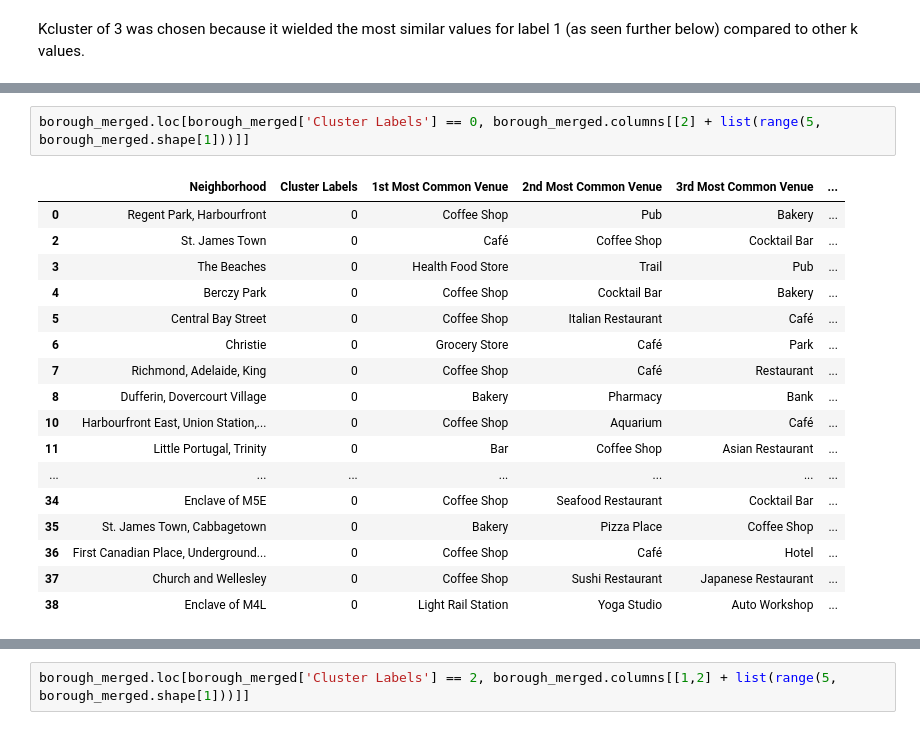
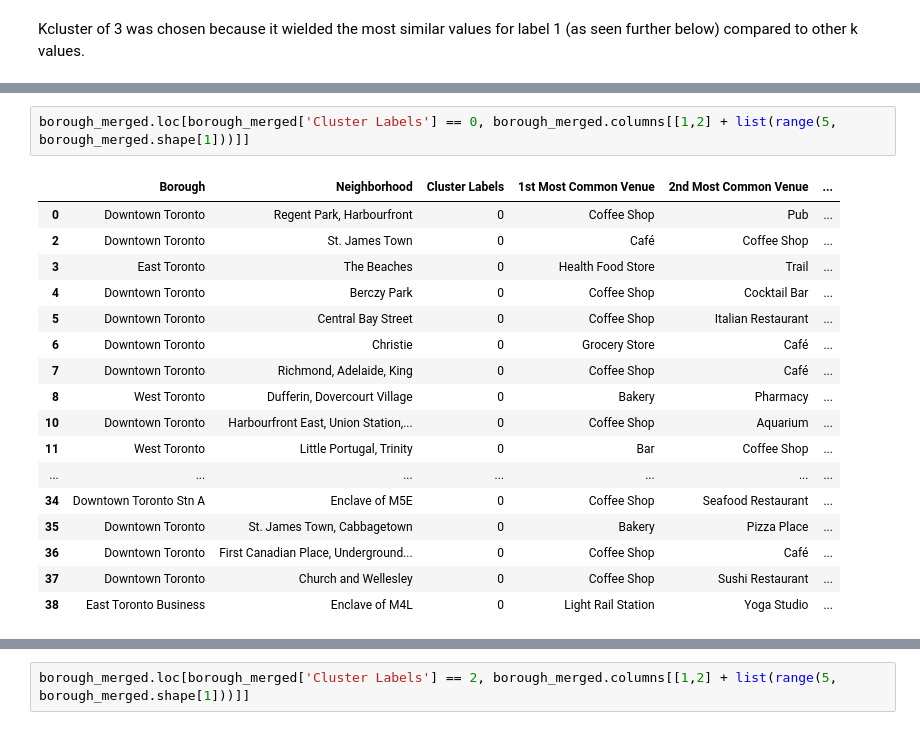
Before and after one commit to Alfchristo/Coursera_Segmenting_Toronto, a Jupyter notebook: Segmenting and Clustering Neighborhoods in Toronto.ipynb, the cells around one changed output, grey strips where cells are left out. Saved outputs shown, nothing was run; the diff lists cells and outputs as text.

Commit message:
Published from Watson Studio.

```diff
--- a/Segmenting and Clustering Neighborhoods in Toronto.ipynb
+++ b/Segmenting and Clustering Neighborhoods in Toronto.ipynb
@@ -371,23 +373,23 @@ map_clusters
 # %% [output]
 [interactive output not drawn]
 # %%
-borough_merged.loc[borough_merged['Cluster Labels'] == 0, borough_merged.columns[[2] + list(range(5, borough_merged.shape[1]))]]
+borough_merged.loc[borough_merged['Cluster Labels'] == 0, borough_merged.columns[[1,2] + list(range(5, borough_merged.shape[1]))]]
 # %% [output]
-|  | Neighborhood | Cluster Labels | 1st Most Common Venue | 2nd Most Common Venue | 3rd Most Common Venue | ... |
-| 0 | Regent Park, Harbourfront | 0 | Coffee Shop | Pub | Bakery | ... |
-| 2 | St. James Town | 0 | Café | Coffee Shop | Cocktail Bar | ... |
-| 3 | The Beaches | 0 | Health Food Store | Trail | Pub | ... |
-| 4 | Berczy Park | 0 | Coffee Shop | Cocktail Bar | Bakery | ... |
-| 5 | Central Bay Street | 0 | Coffee Shop | Italian Restaurant | Café | ... |
-| 6 | Christie | 0 | Grocery Store | Café | Park | ... |
-| 7 | Richmond, Adelaide, King | 0 | Coffee Shop | Café | Restaurant | ... |
-| 8 | Dufferin, Dovercourt Village | 0 | Bakery | Pharmacy | Bank | ... |
-| 10 | Harbourfront East, Union Station,... | 0 | Coffee Shop | Aquarium | Café | ... |
-| 11 | Little Portugal, Trinity | 0 | Bar | Coffee Shop | Asian Restaurant | ... |
+|  | Borough | Neighborhood | Cluster Labels | 1st Most Common Venue | 2nd Most Common Venue | ... |
+| 0 | Downtown Toronto | Regent Park, Harbourfront | 0 | Coffee Shop | Pub | ... |
+| 2 | Downtown Toronto | St. James Town | 0 | Café | Coffee Shop | ... |
+| 3 | East Toronto | The Beaches | 0 | Health Food Store | Trail | ... |
+| 4 | Downtown Toronto | Berczy Park | 0 | Coffee Shop | Cocktail Bar | ... |
+| 5 | Downtown Toronto | Central Bay Street | 0 | Coffee Shop | Italian Restaurant | ... |
+| 6 | Downtown Toronto | Christie | 0 | Grocery Store | Café | ... |
+| 7 | Downtown Toronto | Richmond, Adelaide, King | 0 | Coffee Shop | Café | ... |
+| 8 | West Toronto | Dufferin, Dovercourt Village | 0 | Bakery | Pharmacy | ... |
+| 10 | Downtown Toronto | Harbourfront East, Union Station,... | 0 | Coffee Shop | Aquarium | ... |
+| 11 | West Toronto | Little Portugal, Trinity | 0 | Bar | Coffee Shop | ... |
 | ... | ... | ... | ... | ... | ... | ... |
-| 34 | Enclave of M5E | 0 | Coffee Shop | Seafood Restaurant | Cocktail Bar | ... |
-| 35 | St. James Town, Cabbagetown | 0 | Bakery | Pizza Place | Coffee Shop | ... |
-| 36 | First Canadian Place, Underground... | 0 | Coffee Shop | Café | Hotel | ... |
-| 37 | Church and Wellesley | 0 | Coffee Shop | Sushi Restaurant | Japanese Restaurant | ... |
-| 38 | Enclave of M4L | 0 | Light Rail Station | Yoga Studio | Auto Workshop | ... |
+| 34 | Downtown Toronto Stn A | Enclave of M5E | 0 | Coffee Shop | Seafood Restaurant | ... |
+| 35 | Downtown Toronto | St. James Town, Cabbagetown | 0 | Bakery | Pizza Place | ... |
+| 36 | Downtown Toronto | First Canadian Place, Underground... | 0 | Coffee Shop | Café | ... |
+| 37 | Downtown Toronto | Church and Wellesley | 0 | Coffee Shop | Sushi Restaurant | ... |
+| 38 | East Toronto Business | Enclave of M4L | 0 | Light Rail Station | Yoga Studio | ... |
 # %%
```
Also changed, not shown: parts of 10 cells of this notebook.
